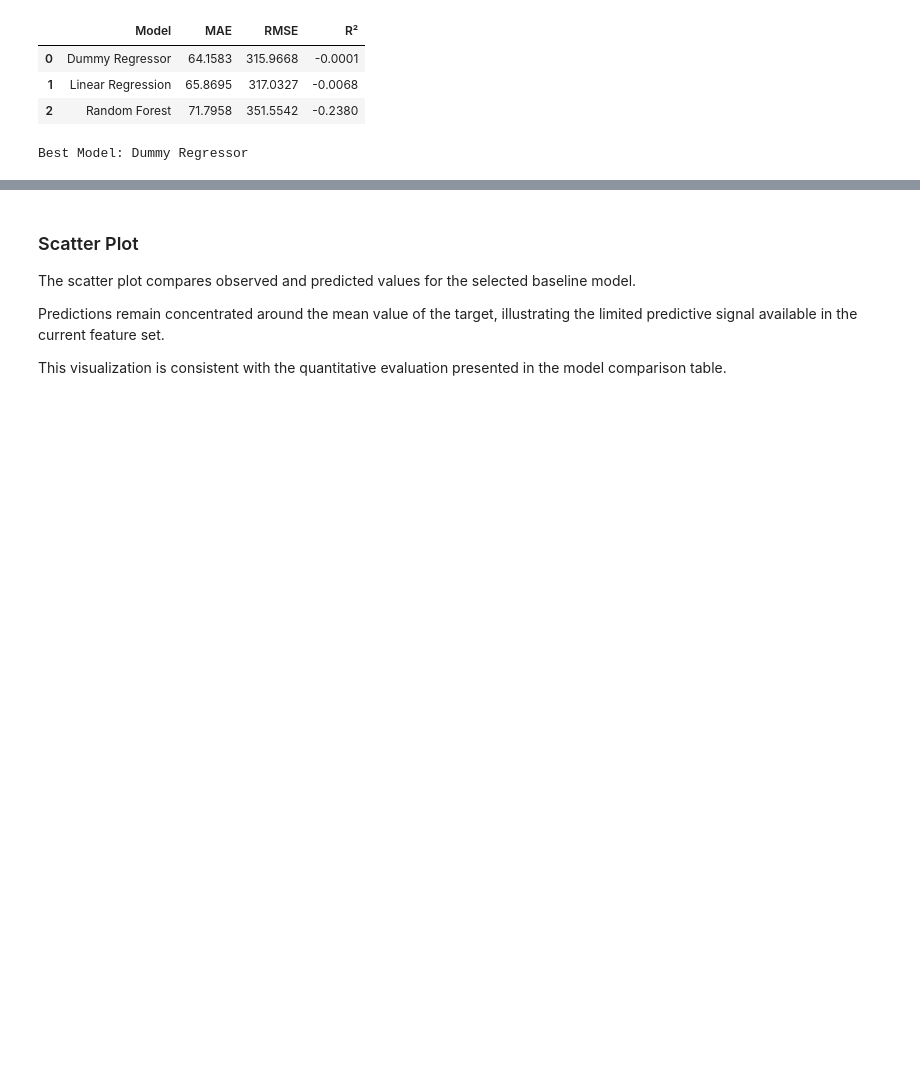
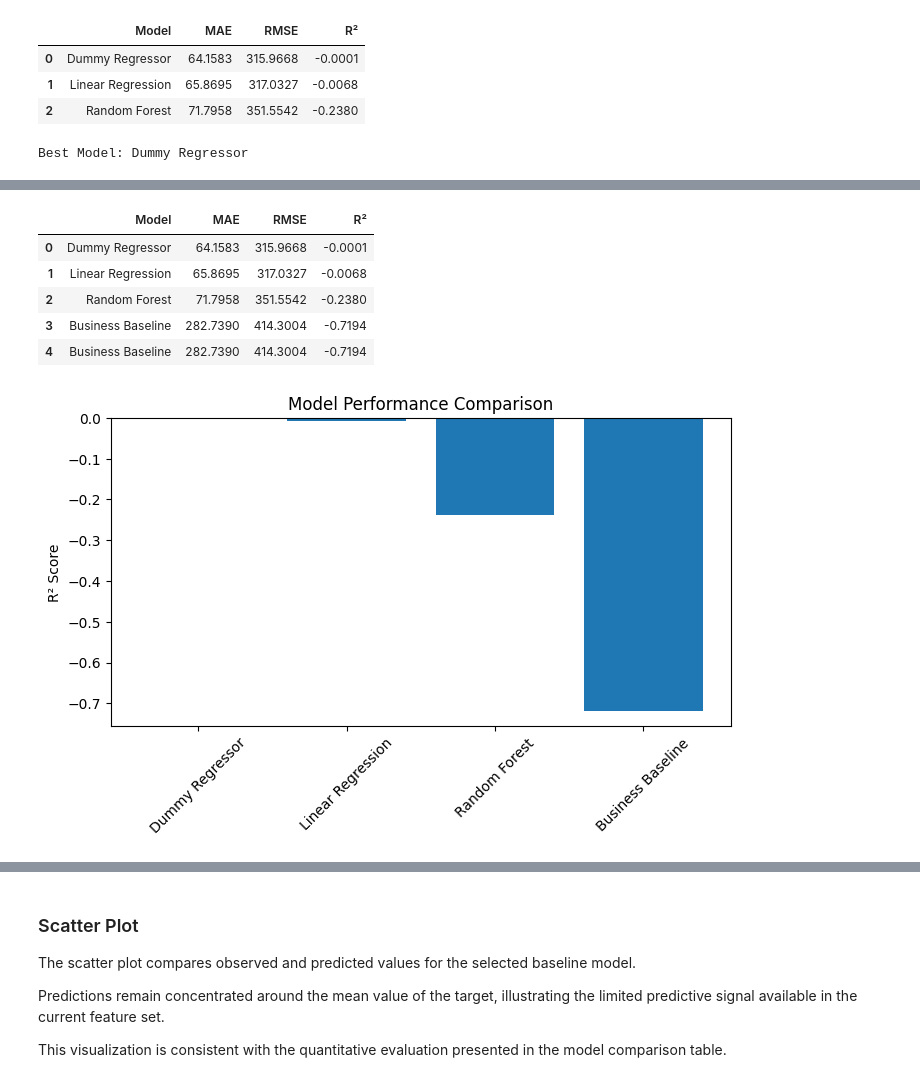
Before and after one commit to Eshaal356/flyrank-ml-internship, a Jupyter notebook: work/notebooks/capstone.ipynb, the cells around one changed output, grey strips where cells are left out. Saved outputs shown, nothing was run; the diff lists cells and outputs as text; code cells hidden in the pictures; blank space fills up the shorter version.

```diff
--- a/work/notebooks/capstone.ipynb
+++ b/work/notebooks/capstone.ipynb
@@ -446,3 +493,40 @@ Best Model: Dummy Regressor
+# %%
+results_df = pd.concat(
+    [
+        results_df,
+        baseline_result
+    ],
+    ignore_index=True
+)
+
+results_df = results_df.sort_values(
+    "R²",
+    ascending=False
+)
+
+display(results_df)
+import matplotlib.pyplot as plt
+
+plt.figure(figsize=(8,4))
+
+plt.bar(
+    results_df["Model"],
+    results_df["R²"]
+)
+
+plt.xticks(rotation=45)
+plt.ylabel("R² Score")
+plt.title("Model Performance Comparison")
+
+plt.show()
+# %% [output]
+|  | Model | MAE | RMSE | R² |
+| 0 | Dummy Regressor | 64.1583 | 315.9668 | -0.0001 |
+| 1 | Linear Regression | 65.8695 | 317.0327 | -0.0068 |
+| 2 | Random Forest | 71.7958 | 351.5542 | -0.2380 |
+| 3 | Business Baseline | 282.7390 | 414.3004 | -0.7194 |
+| 4 | Business Baseline | 282.7390 | 414.3004 | -0.7194 |
+[figure, added]
 # %% [markdown]
 ### Interpretation
 
```
Also changed, not shown: parts of 9 cells of this notebook.
